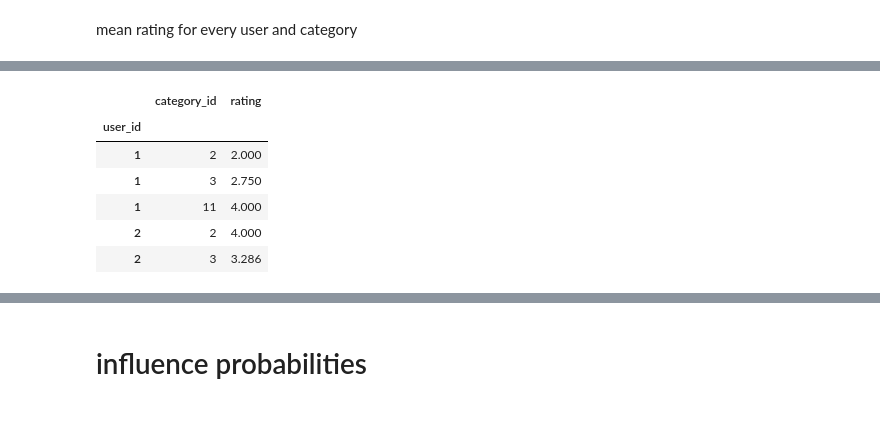
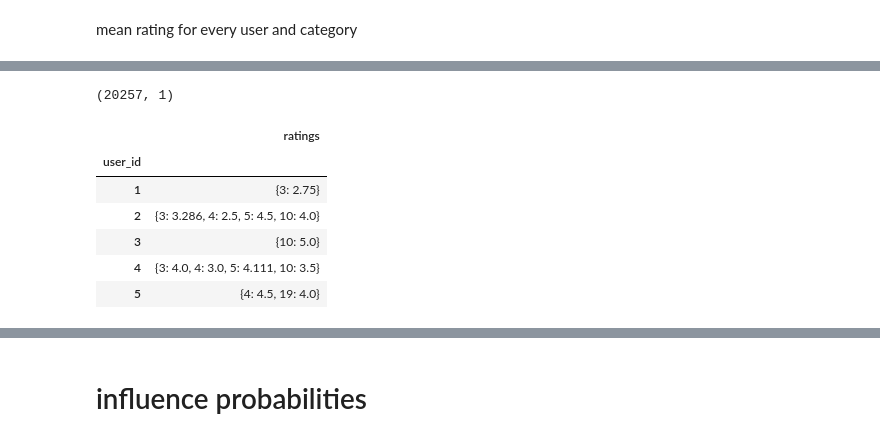
Before and after one commit to contribcode/social_networks_theory_and_practice, a Jupyter notebook: Social_Networks_part2.ipynb, the cells around one changed output, grey strips where cells are left out. Drawn from its saved outputs; the diff is of its cells as text; code cells hidden in the pictures.

```diff
--- a/Social_Networks_part2.ipynb
+++ b/Social_Networks_part2.ipynb
@@ -124,7 +73,7 @@ subgraph.user_1.unique().shape
 # ratings
 # %%
 rating_with_timestamp = pd.read_csv('/content/drive/My Drive/Social Networks/'
-                                    'rating_with_timestamp.txt',
+                                    'part_2/rating_with_timestamp.txt',
                                     names=['user_id',
                                            'product_id',
                                            'category_id',
@@ -138,5 +87,7 @@ rating_df = rating_with_timestamp[['user_id', 'category_id', 'rating']]
 rating_df = rating_df.astype({'user_id': 'int32',
                               'category_id': 'int32',
                               'rating': 'int32'})
+
+print(rating_df.shape)
 rating_df.head()
 # %% [output]
@@ -148,0 +103,5 @@ rating_df.head()
+# %%
+categories_subset = rating_df.category_id.value_counts().index.tolist()[:5]
+print(categories_subset)
+rating_df = rating_df[rating_df.category_id.isin(categories_subset)]
+print(rating_df.shape)
@@ -165,23 +113,44 @@ user_categoty_group_rating.head()
 # %%
+user_categoty_group_rating = \
+  rating_df.groupby(['user_id', 'category_id']).mean()
+user_categoty_group_rating['rating'] = \
+  user_categoty_group_rating.rating.apply(lambda v: round(v, 3))
+
+
+
+
+
 # get the values of the first level index (category_id)
 category_ids = user_categoty_group_rating.index.get_level_values('category_id')
 
 # set index just to user_id
 user_categoty_group_rating.index = \
   user_categoty_group_rating.index.get_level_values(0)
 
 # put the values of the index into a cilumn
 user_categoty_group_rating['category_id'] = category_ids
 
 # re-oreder coumn values
 user_categoty_group_rating = user_categoty_group_rating[['category_id',
                                                          'rating']]
-user_categoty_group_rating.head()
+
+
+
+
+user_ratings = pd.DataFrame()
+user_ratings['ratings'] = \
+  user_categoty_group_rating\
+  .groupby('user_id')\
+  .apply(lambda r: dict(zip(r['category_id'], r['rating'])))
+
+print(user_ratings.shape)
+user_ratings.head()
 # %% [output]
+(20257, 1)
-|  | category_id | rating |
-| user_id |  |  |
-| 1 | 2 | 2.000 |
-| 1 | 3 | 2.750 |
-| 1 | 11 | 4.000 |
-| 2 | 2 | 4.000 |
-| 2 | 3 | 3.286 |
+|  | ratings |
+| user_id |  |
+| 1 | {3: 2.75} |
+| 2 | {3: 3.286, 4: 2.5, 5: 4.5, 10: 4.0} |
+| 3 | {10: 5.0} |
+| 4 | {3: 4.0, 4: 3.0, 5: 4.111, 10: 3.5} |
+| 5 | {4: 4.5, 19: 4.0} |
```
Also changed, not shown: parts of 50 cells of this notebook.
